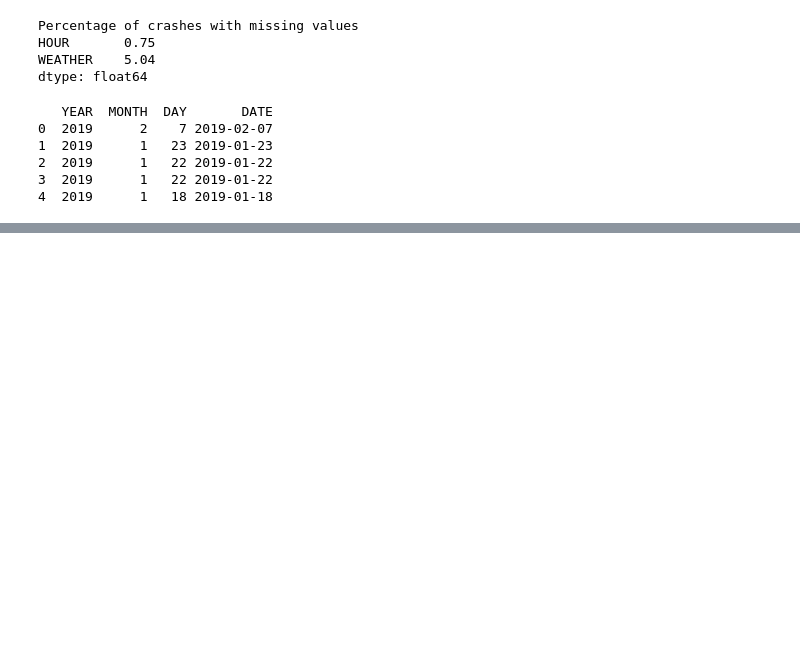
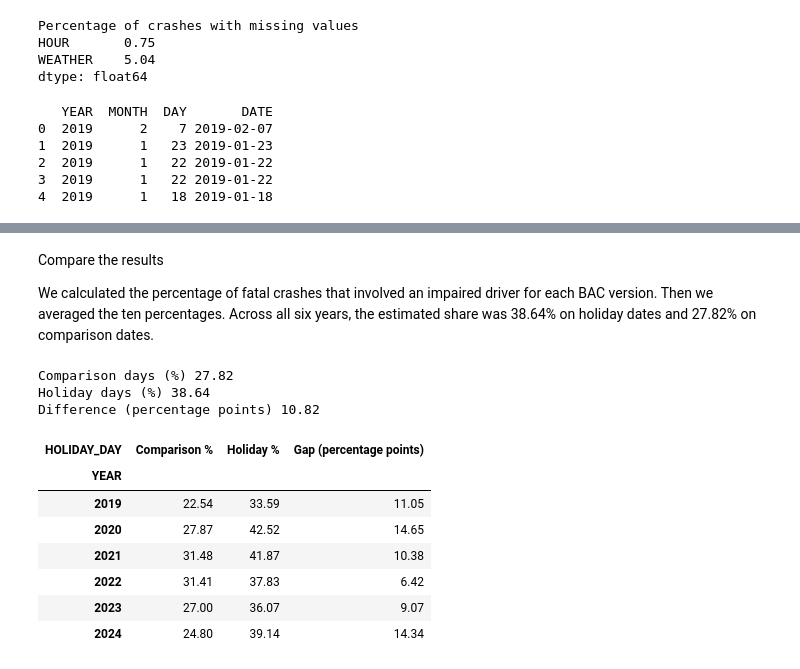
Before and after one commit to Prashriya/DS-325-Final-Project, a Jupyter notebook: FinalProject.ipynb, the cells around one changed output, grey strips where cells are left out. Cells and saved outputs as stored; diff of their text form; code cells hidden in the pictures; blank space fills up the shorter version.

```diff
--- a/FinalProject.ipynb
+++ b/FinalProject.ipynb
@@ -157,0 +177,11 @@ print(holiday_starts)
+# %%
+analysis_data = crash_bac[crash_bac["_merge"] == "both"].copy()
+
+for number in range(1, 11):
+    bac_column = f"A{number}"
+    outcome_column = f"IMPAIRED_{number}"
+
+    analysis_data[outcome_column] = (analysis_data[bac_column] >= 8).astype(int)
+
+print("Crashes with BAC data", len(analysis_data))
+analysis_data[["A1", "IMPAIRED_1", "A2", "IMPAIRED_2"]].head()
@@ -157,0 +230,42 @@ print(holiday_starts)
+# %% [markdown]
+Compare the results
+
+
+We calculated the percentage of fatal crashes that involved an impaired driver for each BAC version. Then we averaged the ten percentages. Across all six years, the estimated share was 38.64% on holiday dates and 27.82% on comparison dates.
+# %%
+outcome_columns = [f"IMPAIRED_{number}" for number in range(1, 11)]
+
+rates_by_version = study_data.groupby("HOLIDAY_DAY")[outcome_columns].mean()
+percent_impaired = rates_by_version.mean(axis=1) * 100
+
+comparison_pct = percent_impaired.loc[0]
+holiday_pct = percent_impaired.loc[1]
+
+print("Comparison days (%)", round(comparison_pct, 2))
+print("Holiday days (%)", round(holiday_pct, 2))
+print("Difference (percentage points)", round(holiday_pct - comparison_pct, 2))
+# %% [output]
+Comparison days (%) 27.82
+Holiday days (%) 38.64
+Difference (percentage points) 10.82
+# %%
+rates_by_year = study_data.groupby(["YEAR", "HOLIDAY_DAY"])[outcome_columns].mean()
+percent_by_year = rates_by_year.mean(axis=1) * 100
+
+yearly_table = percent_by_year.unstack()
+yearly_table = yearly_table.rename(columns={0: "Comparison %", 1: "Holiday %"})
+
+yearly_table["Gap (percentage points)"] = (
+    yearly_table["Holiday %"] - yearly_table["Comparison %"]
+)
+
+yearly_table.round(2)
+# %% [output]
+| HOLIDAY_DAY | Comparison % | Holiday % | Gap (percentage points) |
+| YEAR |  |  |  |
+| 2019 | 22.54 | 33.59 | 11.05 |
+| 2020 | 27.87 | 42.52 | 14.65 |
+| 2021 | 31.48 | 41.87 | 10.38 |
+| 2022 | 31.41 | 37.83 | 6.42 |
+| 2023 | 27.00 | 36.07 | 9.07 |
+| 2024 | 24.80 | 39.14 | 14.34 |
```
Also changed, not shown: parts of 18 cells of this notebook.
